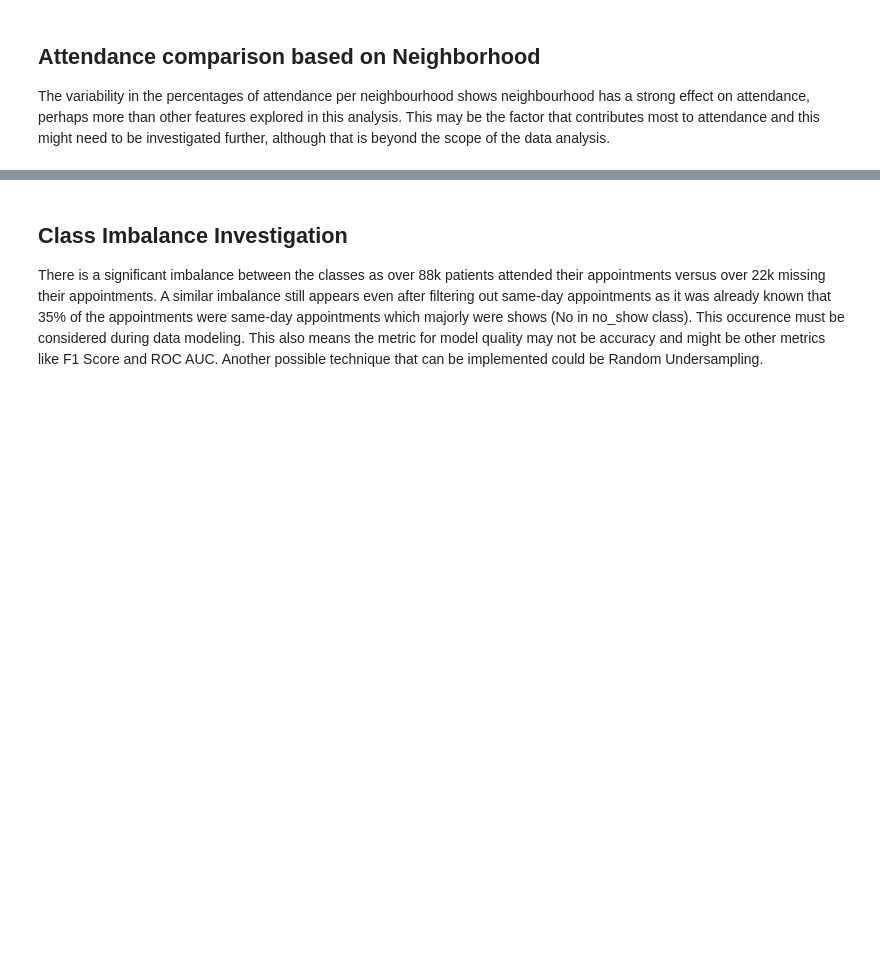
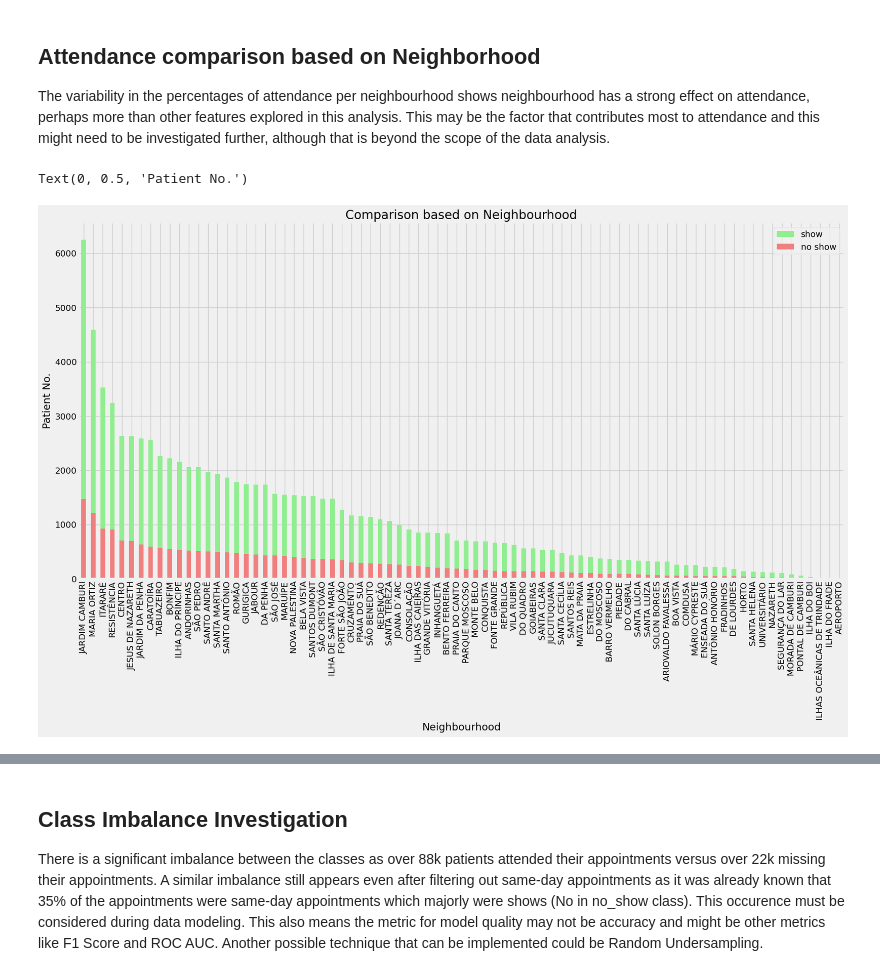
Before and after one commit to KingXP-Pythoner/appt-noshow-model, a Jupyter notebook: data_mining.ipynb, the cells around one changed output, grey strips where cells are left out. Drawn from its saved outputs; the diff is of its cells as text; code cells hidden in the pictures; blank space fills up the shorter version.

```diff
--- a/data_mining.ipynb
+++ b/data_mining.ipynb
@@ -438,12 +601,15 @@ The variability in the percentages of attendance per neighbourhood shows neighbo
 # %%
 #does neighbourhood affect the attendance?
 plt.figure(figsize=(20,10))
 df['neighbourhood'][show].value_counts().plot(kind='bar', color = 'lightgreen', label = 'show')
 df['neighbourhood'][no_show].value_counts().plot(kind='bar', color = 'lightcoral', label = 'no show')
 plt.legend()
-plt.title('comparison according to Neighbourhood')
+plt.title('Comparison based on Neighbourhood')
 plt.xlabel('Neighbourhood')
 plt.ylabel('Patient No.')
+# %% [output]
+Text(0, 0.5, 'Patient No.')
+[figure, added]
 # %%
 # Group by neighborhood and no_show, calculate counts
 neighborhood_counts = df.groupby(['neighbourhood', 'no_show']).size().unstack().fillna(0)
```
Also changed, not shown: parts of 55 cells of this notebook, 2 other files.
